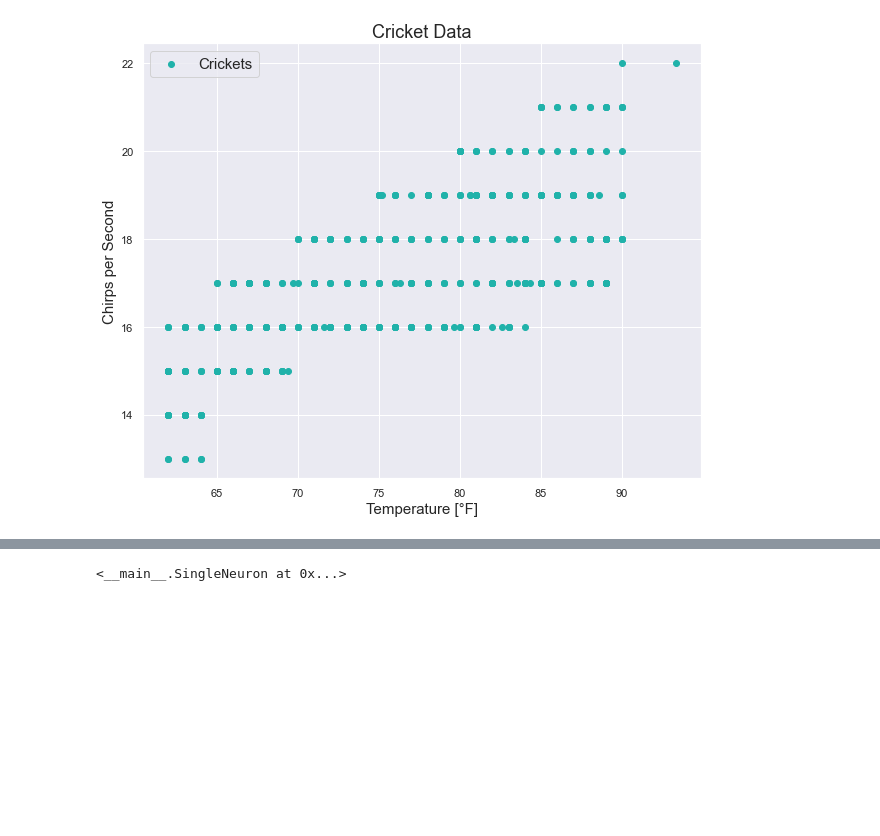
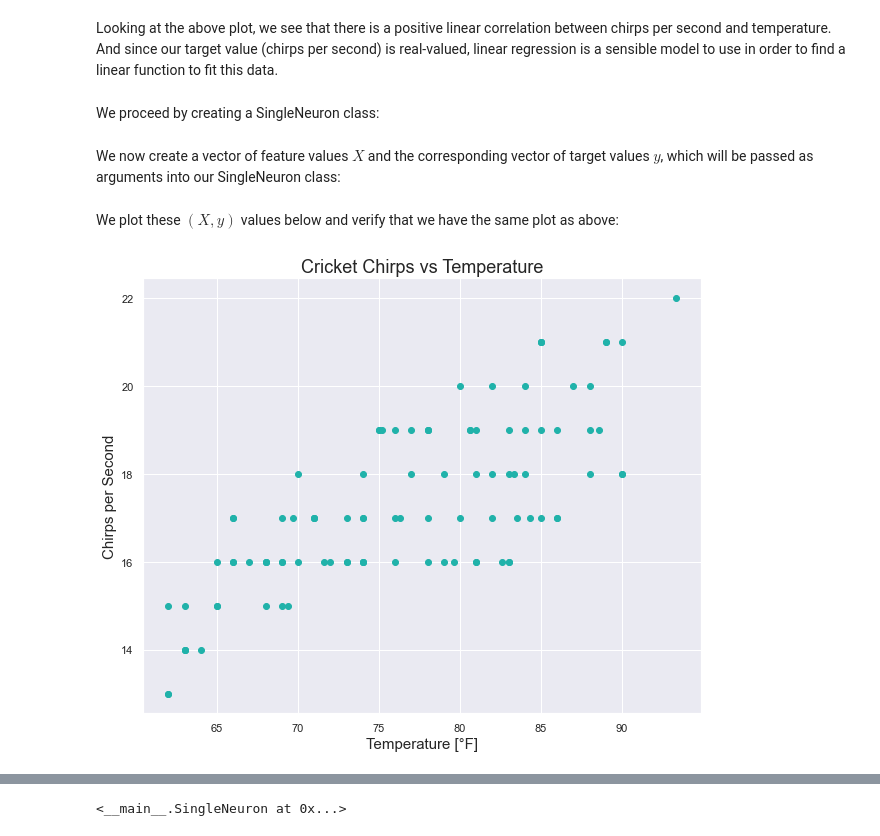
Before and after one commit to j-forner/Data_Science_and_Machine_Learning_Project, a Jupyter notebook: 1. Supervised Learning/2. Linear Regression/linear_regression.ipynb, the cells around one changed output, grey strips where cells are left out. Drawn from its saved outputs; the diff is of its cells as text; code cells hidden in the pictures; blank space fills up the shorter version.

```diff
--- a/1. Supervised Learning/2. Linear Regression/linear_regression.ipynb
+++ b/1. Supervised Learning/2. Linear Regression/linear_regression.ipynb
@@ -6,17 +10,17 @@ import seaborn as sns
 
 sns.set_theme()
 
-df = pd.read_csv("Cricket_chirps.csv")
-df = df.rename(columns = {"X": "temperature", "Y": "chirps_per_second"})
-df = df.iloc[:500][["temperature", "chirps_per_second"]]
+df = pd.read_csv("Cricket_chirps.csv") # reading in data
+df = df.rename(columns = {"X": "temperature", "Y": "chirps_per_second"}) # creating a new dataframe with renamed columns
+df = df.iloc[:100][["temperature", "chirps_per_second"]] # extracting the first 100 rows of the dataframe
+
+# Plotting chirps per second vs temperature
 plt.figure(figsize = (10, 8))
 plt.scatter(df.temperature,
             df.chirps_per_second,
-            color = "lightseagreen",
-            label = "Crickets")
+            color = "lightseagreen")
 plt.xlabel("Temperature [°F]", fontsize = 15)
 plt.ylabel("Chirps per Second", fontsize = 15)
-plt.legend(fontsize = 15)
-plt.title("My Regression Data", fontsize = 18)
+plt.title("Cricket Chirps vs Temperature", fontsize = 18)
 plt.show()
 # %% [output]
@@ -24,3 +28,7 @@ plt.show()
+# %% [markdown]
+Looking at the above plot, we see that there is a positive linear correlation between chirps per second and temperature. And since our target value (chirps per second) is real-valued, linear regression is a sensible model to use in order to find a linear function to fit this data.
+# %% [markdown]
+We proceed by creating a SingleNeuron class:
 # %%
 class SingleNeuron(object):
     """
@@ -75 +85,4 @@ class SingleNeuron(object):
+# %% [markdown]
+We now create a vector of feature values $X$ and the corresponding vector of target values $y$, which will be passed
+as arguments into our SingleNeuron class:
 # %%
@@ -79,10 +92,12 @@ y = df.chirps_per_second.values
+# %% [markdown]
+We plot these $(X, y)$ values below and verify that we have the same plot as above:
 # %%
+# Plotting chirps per second vs temperature
 plt.figure(figsize = (10, 8))
-plt.scatter(X, y, color = "lightseagreen", label = "Crickets")
+plt.scatter(X, y, color = "lightseagreen")
 plt.xlabel("Temperature [°F]", fontsize = 15)
 plt.ylabel("Chirps per Second", fontsize = 15)
-plt.title("Cricket Data", fontsize = 18)
-plt.legend(fontsize = 15)
+plt.title("Cricket Chirps vs Temperature", fontsize = 18)
 plt.show()
 # %% [output]
-[figure, old version]
+[figure, new version]
```
Also changed, not shown: parts of 13 cells of this notebook, 1 other file.
